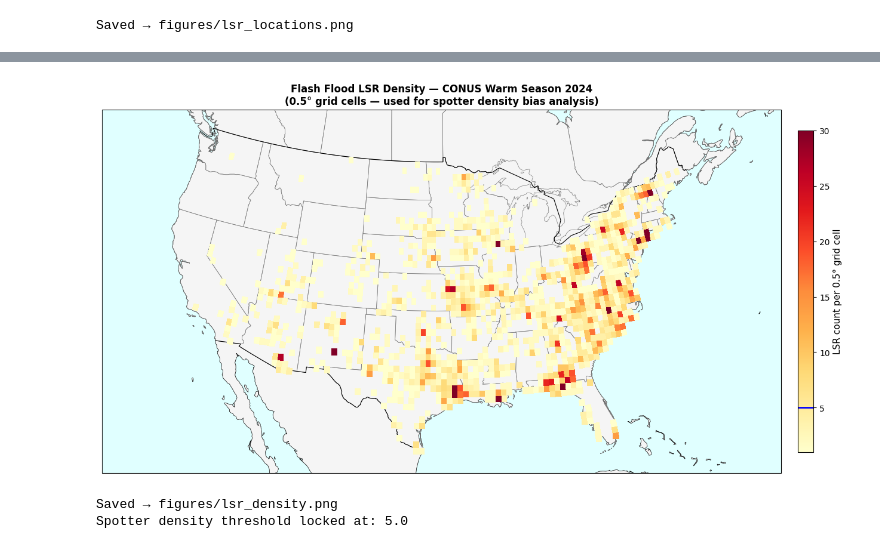
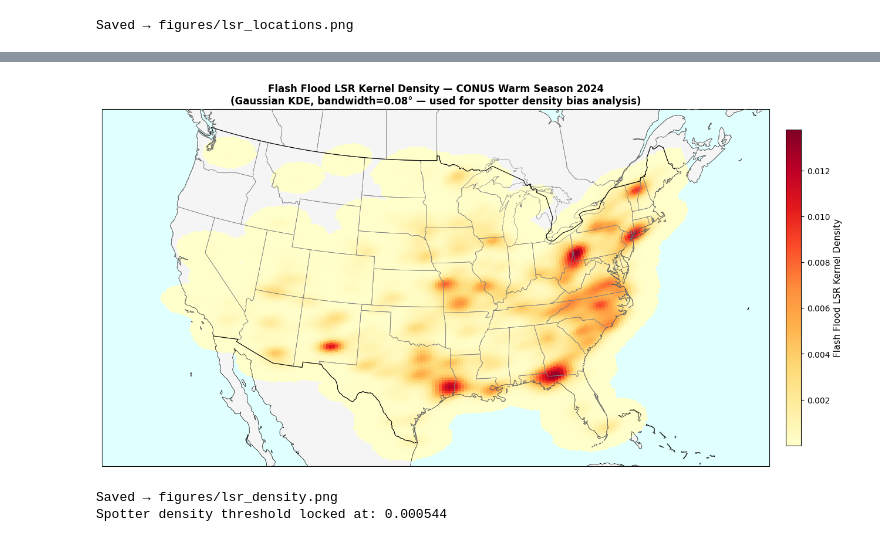
Before and after one commit to harshithkethavath/FloodPrint, a Jupyter notebook: notebooks/LSRs.ipynb, the cells around one changed output, grey strips where cells are left out. Drawn from its saved outputs; the diff is of its cells as text; code cells hidden in the pictures.

Commit message:
Update Flash Flood LSR Density

```diff
--- a/notebooks/LSRs.ipynb
+++ b/notebooks/LSRs.ipynb
@@ -336,37 +295,24 @@ print("Saved → figures/lsr_locations.png")
 [figure]
 Saved → figures/lsr_locations.png
 # %%
-import numpy as np
+from scipy.stats import gaussian_kde
 
-# ── Build 0.5-degree grid ─────────────────────────────────────────────────────
-lon_bins = np.arange(-125, -66, 0.5)
-lat_bins = np.arange(24, 50, 0.5)
+# ── Build evaluation grid ─────────────────────────────────────────────────────
+lon_grid = np.linspace(CONUS_LON_MIN, CONUS_LON_MAX, 200)
+lat_grid = np.linspace(CONUS_LAT_MIN, CONUS_LAT_MAX, 200)
+lon_mesh, lat_mesh = np.meshgrid(lon_grid, lat_grid)
 
-density, _, _ = np.histogram2d(
-    lsr_qc["LON"],
-    lsr_qc["LAT"],
-    bins=[lon_bins, lat_bins]
-)
-density = density.T
-lon_centers = lon_bins[:-1] + 0.25
-lat_centers = lat_bins[:-1] + 0.25
-lon_grid, lat_grid = np.meshgrid(lon_centers, lat_centers)
+# ── Fit KDE on LSR coordinates ────────────────────────────────────────────────
+coords = np.vstack([lsr_qc["LON"].values, lsr_qc["LAT"].values])
+kde = gaussian_kde(coords, bw_method=0.08)
 
-# ── Compute meaningful spotter density threshold ──────────────────────────────
-nonzero = density[density > 0]
-p25  = np.percentile(nonzero, 25)
-p50  = np.percentile(nonzero, 50)
-p75  = np.percentile(nonzero, 75)
+grid_coords = np.vstack([lon_mesh.ravel(), lat_mesh.ravel()])
+print("Evaluating KDE on grid — takes ~30 seconds...")
+kde_values = kde(grid_coords).reshape(lon_mesh.shape)
+print(f"KDE computed. Value range: {kde_values.min():.6f} → {kde_values.max():.6f}")
 
-print("Spotter density distribution (nonzero cells only):")
-print(f"  25th percentile: {p25:.1f} LSRs per 0.5° cell  ← too low, not useful")
-print(f"  50th percentile: {p50:.1f} LSRs per 0.5° cell  ← median coverage")
-print(f"  75th percentile: {p75:.1f} LSRs per 0.5° cell  ← well covered threshold")
-print(f"\nWe use {p75:.1f} as the spotter density threshold.")
-print(f"Cells above threshold: {(density >= p75).sum():,}")
-print(f"Cells below threshold (spotter-sparse): {(density < p75).sum():,}")
-
-SPOTTER_DENSITY_THRESHOLD = p75
+SPOTTER_DENSITY_THRESHOLD = np.percentile(kde_values, 75)
+print(f"Spotter density threshold (75th percentile): {SPOTTER_DENSITY_THRESHOLD:.6f}")
 
 # ── Plot ──────────────────────────────────────────────────────────────────────
 fig, ax = plt.subplots(
@@ -375,36 +321,37 @@ fig, ax = plt.subplots(
 )
 
 ax.set_extent([-125, -66, 24, 50], crs=ccrs.PlateCarree())
-ax.add_feature(cfeature.COASTLINE, linewidth=0.5)
-ax.add_feature(cfeature.STATES, linewidth=0.5, edgecolor="gray")   # state borders
-ax.add_feature(cfeature.BORDERS, linewidth=0.8, edgecolor="black")
-ax.add_feature(cfeature.OCEAN, facecolor="lightcyan")
-ax.add_feature(cfeature.LAND, facecolor="whitesmoke", zorder=0)
+ax.add_feature(cfeature.LAND,      facecolor="whitesmoke",  zorder=0)
+ax.add_feature(cfeature.OCEAN,     facecolor="lightcyan",   zorder=0)
+ax.add_feature(cfeature.COASTLINE, linewidth=0.5,            zorder=3)
+ax.add_feature(cfeature.STATES,    linewidth=0.5, edgecolor="gray", zorder=3)
+ax.add_feature(cfeature.BORDERS,   linewidth=0.8, edgecolor="black", zorder=3)
 
-density_masked = np.ma.masked_where(density == 0, density)
+kde_masked = np.ma.masked_where(
+    kde_values < np.percentile(kde_values, 40),
+    kde_values
+)
 
 mesh = ax.pcolormesh(
-    lon_grid, lat_grid, density_masked,
+    lon_mesh, lat_mesh, kde_masked,
     transform=ccrs.PlateCarree(),
     cmap="YlOrRd",
-    vmin=1, vmax=30,
-    zorder=4
+    zorder=2,
+    shading="auto"
 )
 
 cbar = plt.colorbar(mesh, ax=ax, orientation="vertical", pad=0.02, shrink=0.7)
-cbar.set_label("LSR count per 0.5° grid cell", fontsize=11)
-cbar.ax.axhline(y=SPOTTER_DENSITY_THRESHOLD, color="blue", linewidth=2,
-                label=f"75th pct threshold ({SPOTTER_DENSITY_THRESHOLD:.1f})")
+cbar.set_label("Flash Flood LSR Kernel Density", fontsize=11)
 
 ax.set_title(
-    "Flash Flood LSR Density — CONUS Warm Season 2024\n"
-    "(0.5° grid cells — used for spotter density bias analysis)",
+    "Flash Flood LSR Kernel Density — CONUS Warm Season 2024\n"
+    "(Gaussian KDE, bandwidth=0.08° — used for spotter density bias analysis)",
     fontsize=12, fontweight="bold"
 )
 
 plt.tight_layout()
 plt.savefig("../figures/lsr_density.png", dpi=150, bbox_inches="tight")
 plt.show()
-print(f"Saved → figures/lsr_density.png")
-print(f"Spotter density threshold locked at: {SPOTTER_DENSITY_THRESHOLD:.1f}")
+print("Saved → figures/lsr_density.png")
+print(f"Spotter density threshold locked at: {SPOTTER_DENSITY_THRESHOLD:.6f}")
 # %% [output]
@@ -419,3 +361,3 @@ Cells below threshold (spotter-sparse): 5,664
-[figure, old version]
+[figure, new version]
 Saved → figures/lsr_density.png
-Spotter density threshold locked at: 5.0
+Spotter density threshold locked at: 0.000544
```
Also changed, not shown: parts of 5 cells of this notebook, 2 other files.
